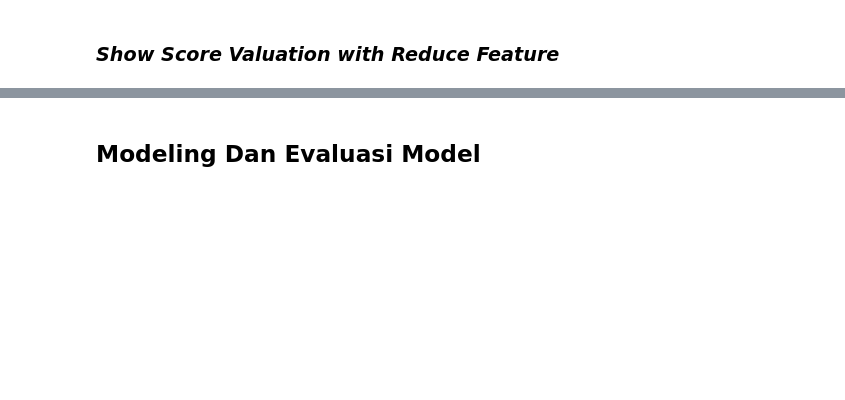
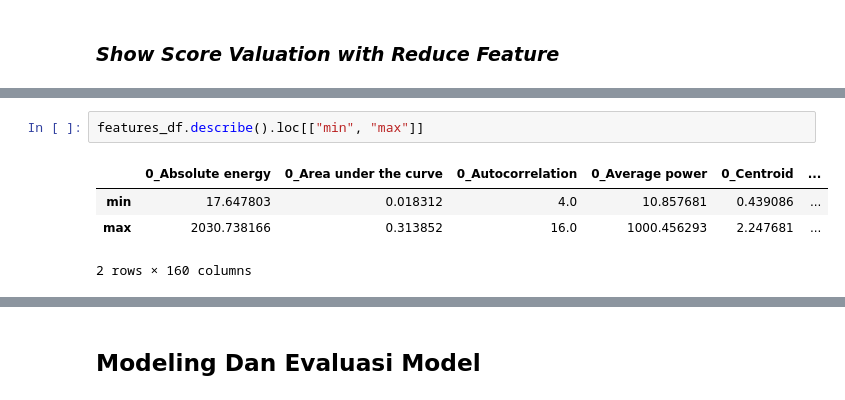
Before and after one commit to fznnfitrah/PSD, a Jupyter notebook: psd/project-timeseries-audio-multilabel.ipynb, the cells around one changed output, grey strips where cells are left out. Drawn from its saved outputs; the diff is of its cells as text; blank space fills up the shorter version.

```diff
--- a/psd/project-timeseries-audio-multilabel.ipynb
+++ b/psd/project-timeseries-audio-multilabel.ipynb
@@ -500,0 +416,7 @@ plt.show()
+# %%
+features_df.describe().loc[["min", "max"]]
+# %% [output]
+|  | 0_Absolute energy | 0_Area under the curve | 0_Autocorrelation | 0_Average power | 0_Centroid | ... |
+| min | 17.647803 | 0.018312 | 4.0 | 10.857681 | 0.439086 | ... |
+| max | 2030.738166 | 0.313852 | 16.0 | 1000.456293 | 2.247681 | ... |
+2 rows × 160 columns
```
Also changed, not shown: parts of 64 cells of this notebook, 39 other files.
